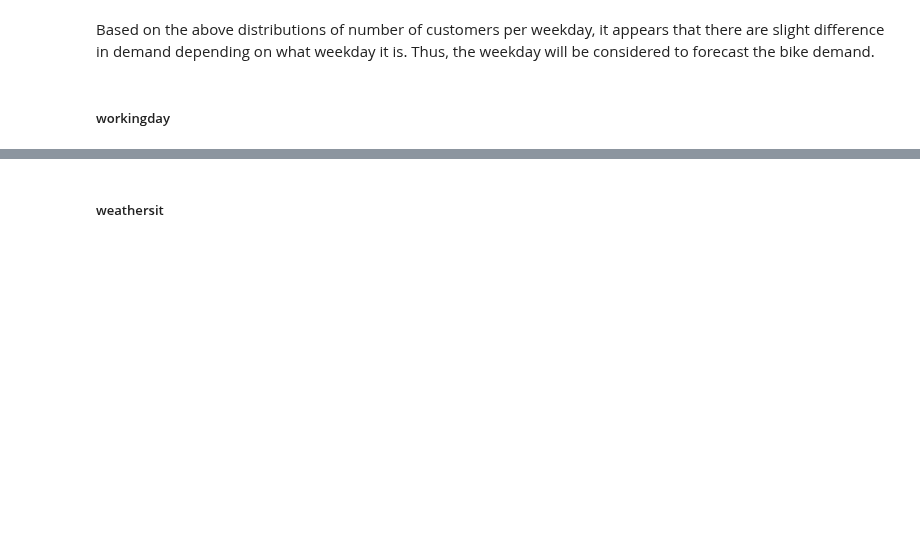
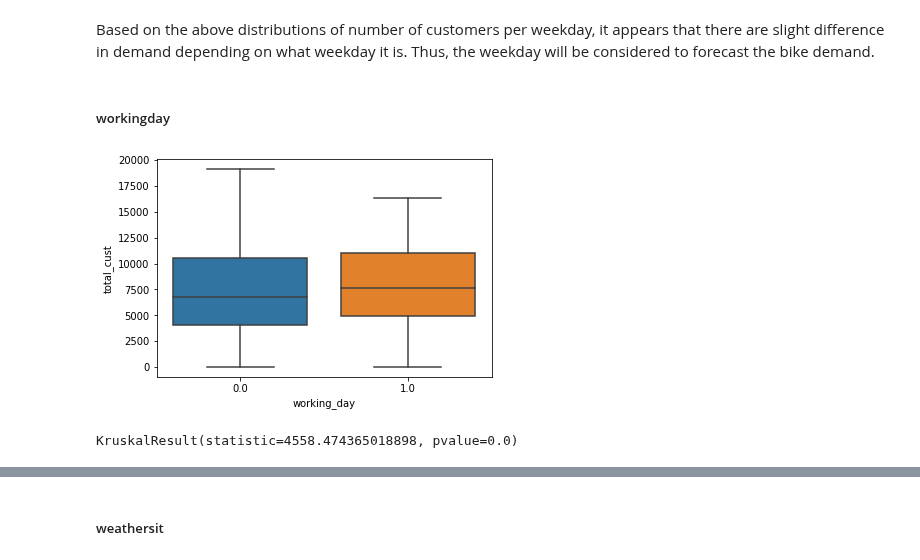
Before and after one commit to julianikulski/bike-sharing, a Jupyter notebook: bike-sharing-demand.ipynb, the cells around one changed output, grey strips where cells are left out. Drawn from its saved outputs; the diff is of its cells as text; code cells hidden in the pictures; blank space fills up the shorter version.

```diff
--- a/bike-sharing-demand.ipynb
+++ b/bike-sharing-demand.ipynb
@@ -579,11 +567,15 @@ Based on the above distributions of number of customers per weekday, it appears
 ##### workingday
 # %%
 # plotting workday feature in boxplot against the count of customers
-sb.boxplot(data = bike_df, x = 'workingday', y = 'cnt');
+sb.boxplot(data = bike_df, x = 'working_day', y = 'total_cust');
+# %% [output]
+[figure, added]
 # %%
-# Correlation between workingday feature and the number of customers per day
+# Correlation between working_day feature and the number of customers per day
 # using the Kruskal Wallis H test for correlations between a continuous and categorical variable
-kruskal(bike_df['workingday'], bike_df['cnt'])
+kruskal(bike_df['working_day'], bike_df['total_cust'])
+# %% [output]
+KruskalResult(statistic=4558.474365018898, pvalue=0.0)
 # %%
 # create a new dataframe that encodes the weekday feature with 0 for monday through friday
 # and 1 for saturday and sunday
```
Also changed, not shown: parts of 13 cells of this notebook.
